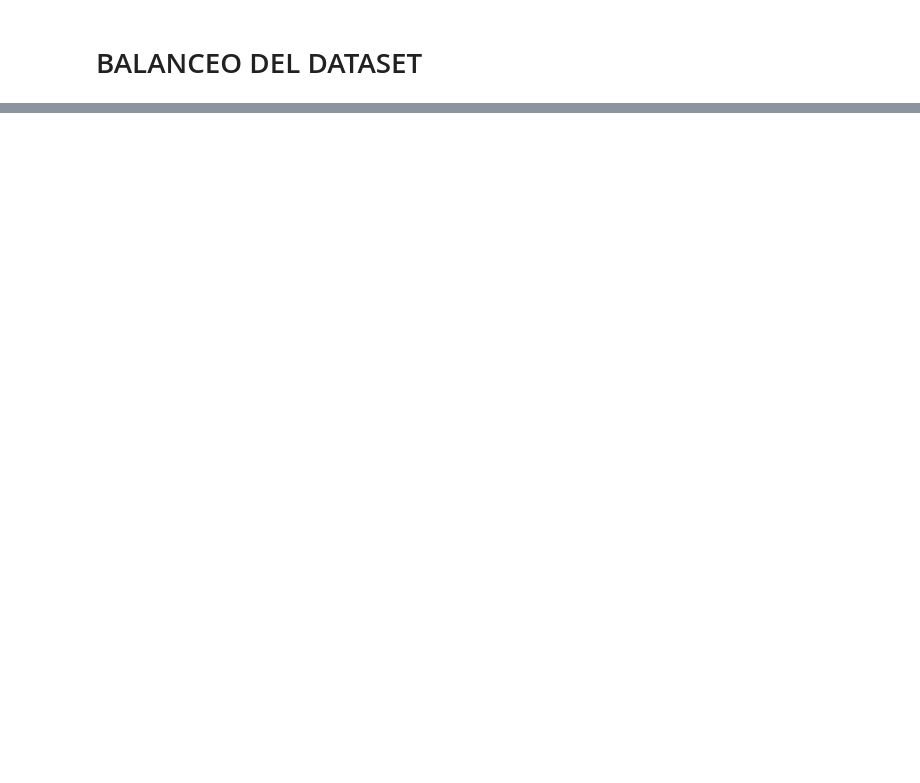
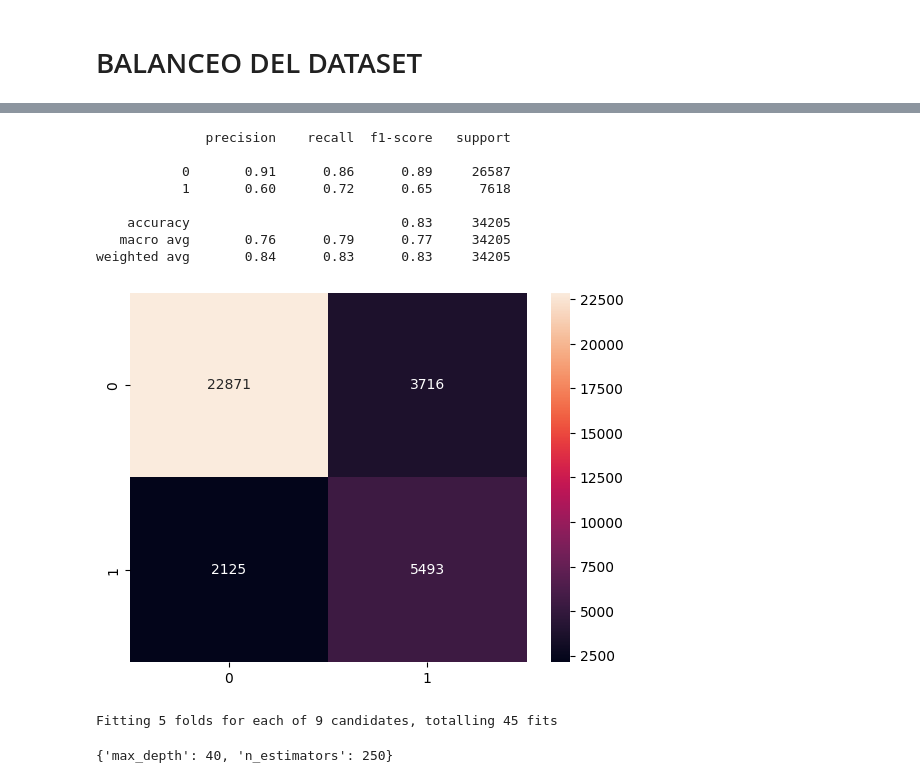
Before and after one commit to ezescordamaglia/CEIA_Analisis_de_datos, a Jupyter notebook: practica_final/TPFinal.ipynb, the cells around one changed output, grey strips where cells are left out. Cells and saved outputs as stored; diff of their text form; code cells hidden in the pictures; blank space fills up the shorter version.

```diff
--- a/practica_final/TPFinal.ipynb
+++ b/practica_final/TPFinal.ipynb
@@ -627,0 +863,74 @@ xtrain.head()
+# %%
+#ENTRENAR MODELO RANDOM FOREST
+from sklearn.ensemble import RandomForestClassifier
+
+#ENTRENAMOS EL MODELO
+rfc = RandomForestClassifier(n_estimators=200, max_depth=20, random_state=0)
+rfc.fit(xtrain, ytrain)
+
+#PREDICCIONES
+y_pred = rfc.predict(xtest)
+
+#MATRIZ DE CONFUSION
+from sklearn.metrics import confusion_matrix
+confusion_matrix = confusion_matrix(ytest, y_pred)
+
+#PLOT THE MATRIX
+sns.heatmap(confusion_matrix, annot=True, fmt='d')
+
+#PRINT DEL REPORT CLASSIFICATION
+from sklearn.metrics import classification_report
+print(classification_report(ytest, y_pred))
+# %% [output]
+              precision    recall  f1-score   support
+
+           0       0.91      0.86      0.89     26587
+           1       0.60      0.72      0.65      7618
+
+    accuracy                           0.83     34205
+   macro avg       0.76      0.79      0.77     34205
+weighted avg       0.84      0.83      0.83     34205
+[figure, added]
+# %%
+#ENTRENAR RANDOM FOREST PROBANDO DISTINTOS VALORES
+from sklearn.ensemble import RandomForestClassifier
+from sklearn.model_selection import GridSearchCV
+
+#Random Grid Search
+from sklearn.model_selection import RandomizedSearchCV
+
+#ENTRENAMOS EL MODELO
+rfc = RandomForestClassifier(random_state=0)
+
+#DEFINIMOS LOS PARAMETROS A PROBAR
+param_grid = {
+    'n_estimators': [250],
+    'max_depth': [40, 50, 60]
+}
+
+#DEFINIMOS EL GRIDSEARCH
+grid_search = GridSearchCV(estimator = rfc, param_grid = param_grid, cv = 5, n_jobs = -1, verbose = 3)
+
+#RandomizedSearchCV(estimator = rfc, param_distributions = param_grid, n_iter = 100, cv = 5, verbose=2, random_state=42, n_jobs = -1)
+
+#ENTRENAMOS EL GRIDSEARCH
+grid_search.fit(xtrain, ytrain)
+
+#MEJOR PARAMETRO
+grid_search.best_params_
+
+#MEJOR SCORE
+grid_search.best_score_
+
+#Entrenar el modelo con los mejores parametros
+y_pred = grid_search.predict(xtest)
+
+#MATRIZ DE CONFUSION
+from sklearn.metrics import confusion_matrix
+confusion_matrix = confusion_matrix(ytest, y_pred)
+# %% [output]
+Fitting 5 folds for each of 9 candidates, totalling 45 fits
+# %%
+print(grid_search.best_params_)
+# %% [output]
+{'max_depth': 40, 'n_estimators': 250}
```
Also changed, not shown: parts of 37 cells of this notebook, 3 other files.
